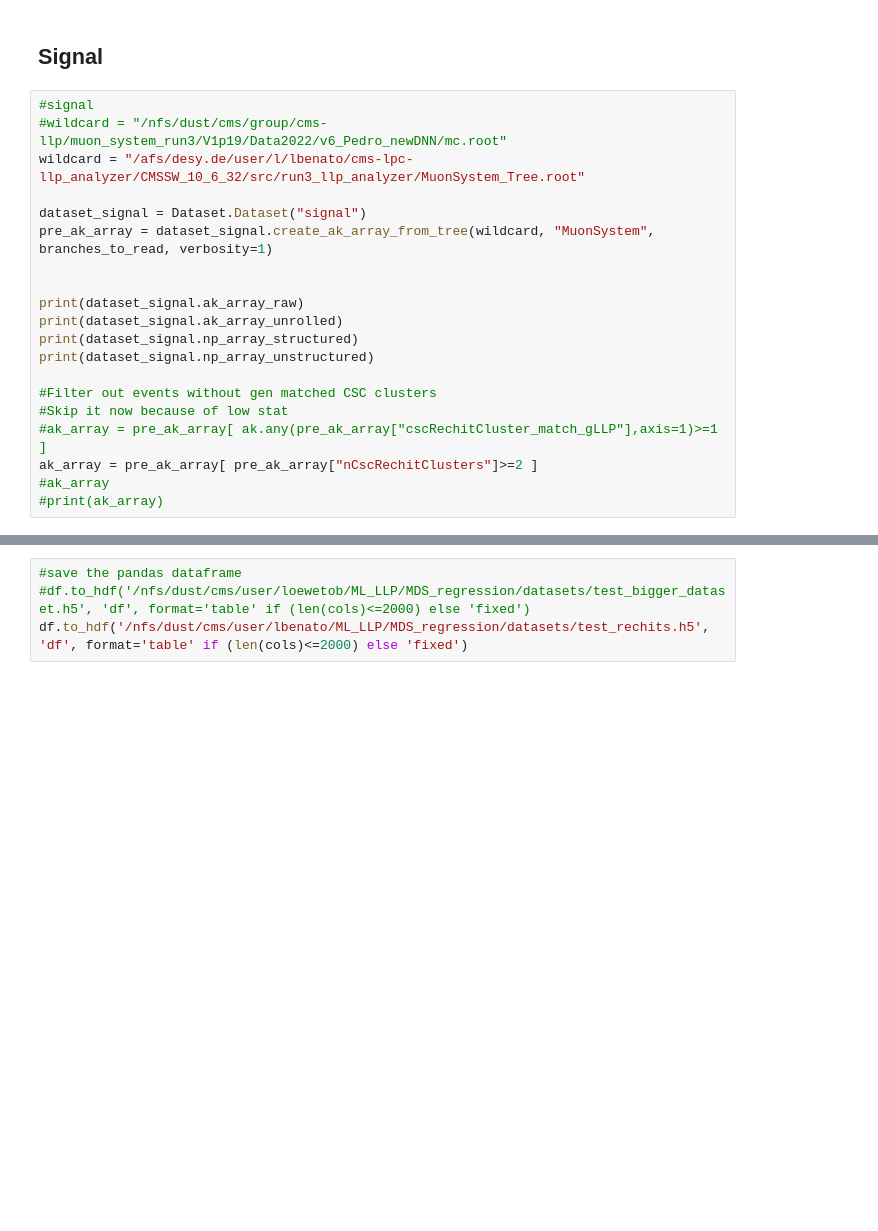
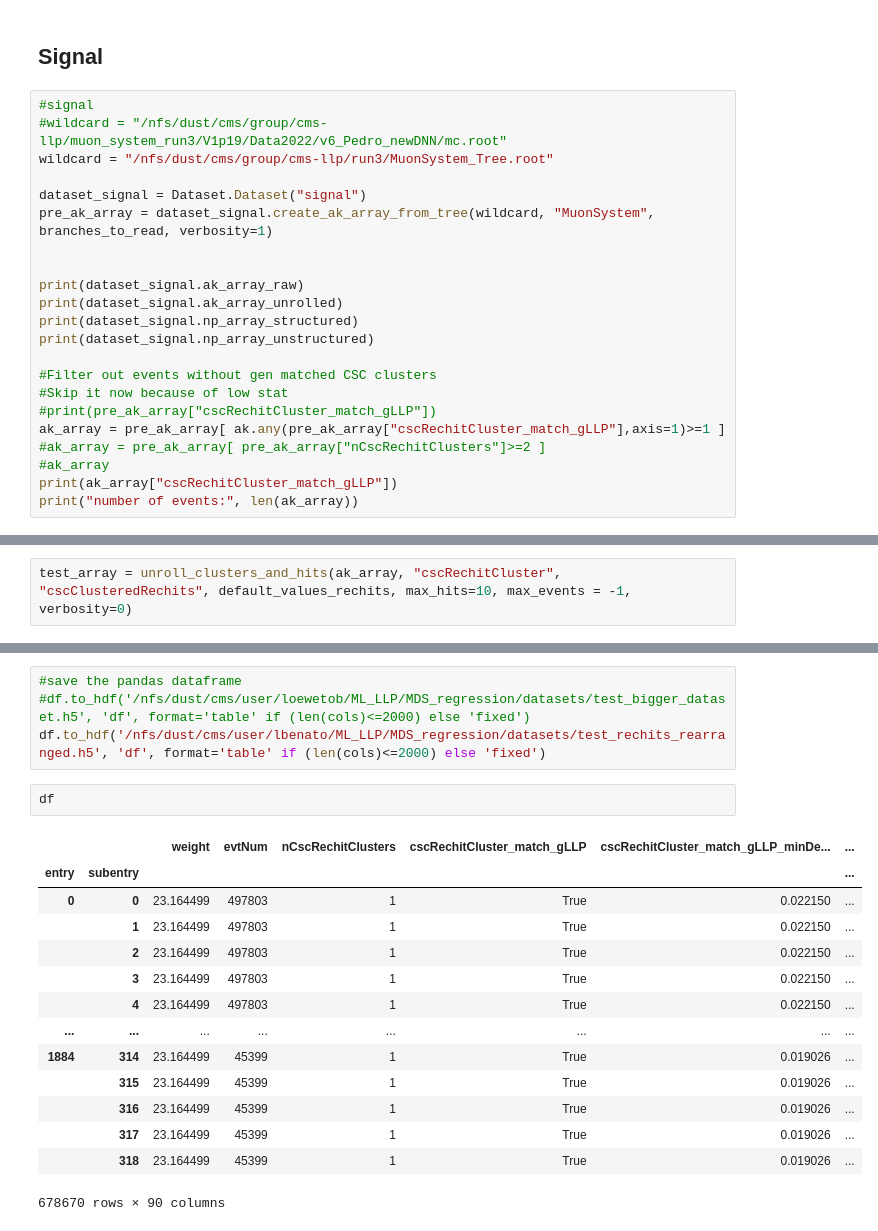
Before and after one commit to lbenato/MDS_regression, a Jupyter notebook: convert_dataset_rechits.ipynb, the cells around one changed output, grey strips where cells are left out. Drawn from its saved outputs; the diff is of its cells as text; blank space fills up the shorter version.

```diff
--- a/convert_dataset_rechits.ipynb
+++ b/convert_dataset_rechits.ipynb
@@ -126,7 +127,7 @@ print(branches_to_read)
 # %%
 #signal
 #wildcard = "/nfs/dust/cms/group/cms-llp/muon_system_run3/V1p19/Data2022/v6_Pedro_newDNN/mc.root"
-wildcard = "/afs/desy.de/user/l/lbenato/cms-lpc-llp_analyzer/CMSSW_10_6_32/src/run3_llp_analyzer/MuonSystem_Tree.root"
+wildcard = "/nfs/dust/cms/group/cms-llp/run3/MuonSystem_Tree.root"
 
 dataset_signal = Dataset.Dataset("signal")
 pre_ak_array = dataset_signal.create_ak_array_from_tree(wildcard, "MuonSystem", branches_to_read, verbosity=1)
@@ -139,9 +140,11 @@ print(dataset_signal.np_array_unstructured)
 
 #Filter out events without gen matched CSC clusters
 #Skip it now because of low stat
-#ak_array = pre_ak_array[ ak.any(pre_ak_array["cscRechitCluster_match_gLLP"],axis=1)>=1 ]
-ak_array = pre_ak_array[ pre_ak_array["nCscRechitClusters"]>=2 ]
+#print(pre_ak_array["cscRechitCluster_match_gLLP"])
+ak_array = pre_ak_array[ ak.any(pre_ak_array["cscRechitCluster_match_gLLP"],axis=1)>=1 ]
+#ak_array = pre_ak_array[ pre_ak_array["nCscRechitClusters"]>=2 ]
 #ak_array
-#print(ak_array)
+print(ak_array["cscRechitCluster_match_gLLP"])
+print("number of events:", len(ak_array))
 # %% [output]
 converting the following root files and trees
@@ -188,0 +253,2 @@ test_array = dataset_signal.unroll_clusters_vectorize_and_pad_hits(ak_array, "cs
+# %%
+test_array = unroll_clusters_and_hits(ak_array, "cscRechitCluster", "cscClusteredRechits", default_values_rechits, max_hits=10, max_events = -1, verbosity=0)
@@ -224,4 +356,21 @@ print(df)
 # %%
 #save the pandas dataframe
 #df.to_hdf('/nfs/dust/cms/user/loewetob/ML_LLP/MDS_regression/datasets/test_bigger_dataset.h5', 'df', format='table' if (len(cols)<=2000) else 'fixed')
-df.to_hdf('/nfs/dust/cms/user/lbenato/ML_LLP/MDS_regression/datasets/test_rechits.h5', 'df', format='table' if (len(cols)<=2000) else 'fixed')
+df.to_hdf('/nfs/dust/cms/user/lbenato/ML_LLP/MDS_regression/datasets/test_rechits_rearranged.h5', 'df', format='table' if (len(cols)<=2000) else 'fixed')
+# %%
+df
+# %% [output]
+|  |  | weight | evtNum | nCscRechitClusters | cscRechitCluster_match_gLLP | cscRechitCluster_match_gLLP_minDe... | ... |
+| entry | subentry |  |  |  |  |  | ... |
+| 0 | 0 | 23.164499 | 497803 | 1 | True | 0.022150 | ... |
+|  | 1 | 23.164499 | 497803 | 1 | True | 0.022150 | ... |
+|  | 2 | 23.164499 | 497803 | 1 | True | 0.022150 | ... |
+|  | 3 | 23.164499 | 497803 | 1 | True | 0.022150 | ... |
+|  | 4 | 23.164499 | 497803 | 1 | True | 0.022150 | ... |
+| ... | ... | ... | ... | ... | ... | ... | ... |
+| 1884 | 314 | 23.164499 | 45399 | 1 | True | 0.019026 | ... |
+|  | 315 | 23.164499 | 45399 | 1 | True | 0.019026 | ... |
+|  | 316 | 23.164499 | 45399 | 1 | True | 0.019026 | ... |
+|  | 317 | 23.164499 | 45399 | 1 | True | 0.019026 | ... |
+|  | 318 | 23.164499 | 45399 | 1 | True | 0.019026 | ... |
+678670 rows × 90 columns
```
Also changed, not shown: parts of 61 cells of this notebook, 1 other file.
